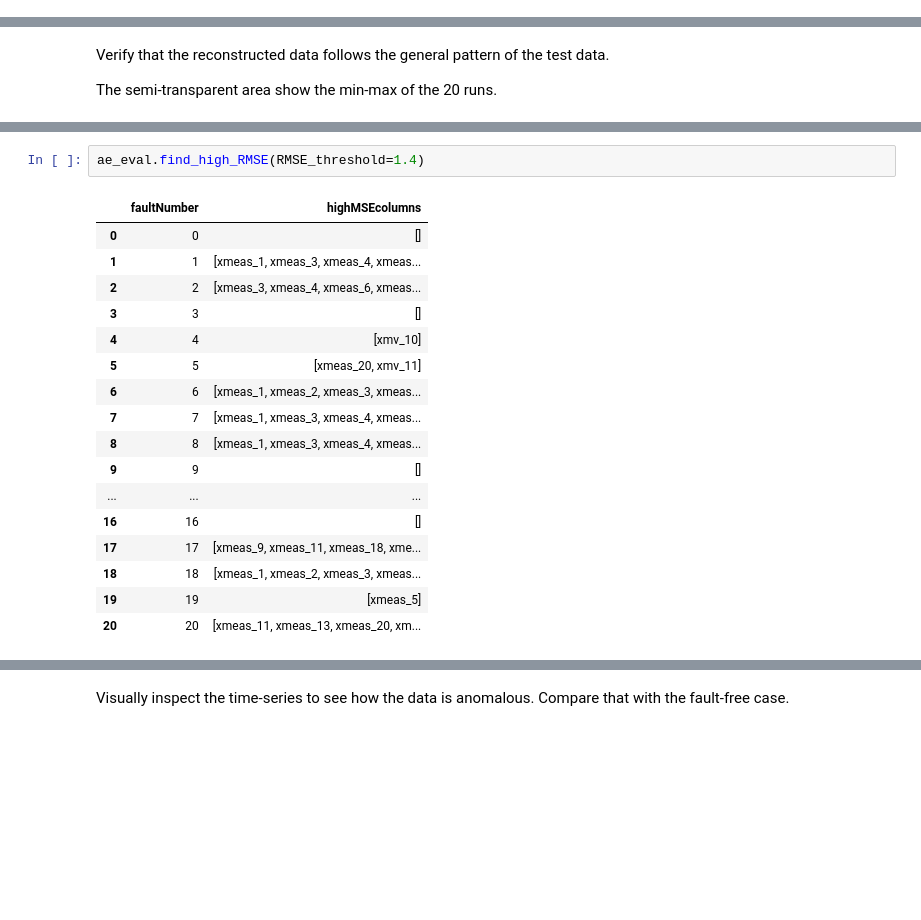
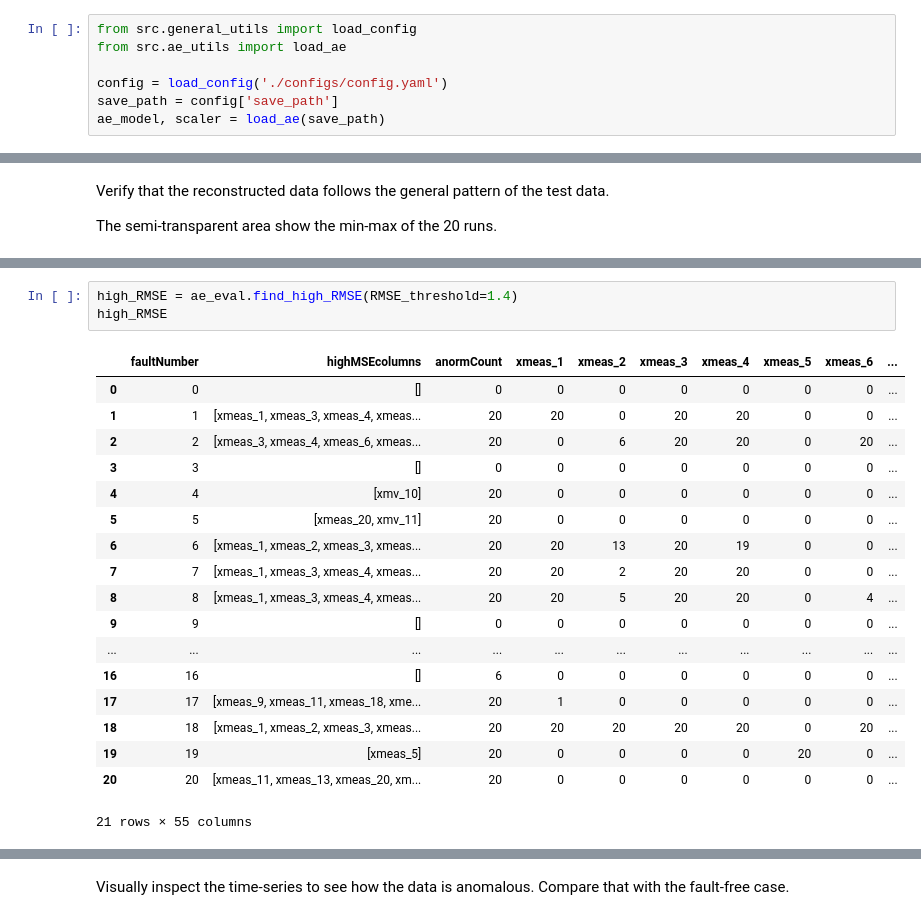
Before and after one commit to genghk79/LSTM-Autoencoder-Anomaly-Detection, a Jupyter notebook: AE_AD.ipynb, the cells around one changed output, grey strips where cells are left out. Drawn from its saved outputs; the diff is of its cells as text; blank space fills up the shorter version.

```diff
--- a/AE_AD.ipynb
+++ b/AE_AD.ipynb
@@ -115,0 +118,7 @@ There's the fault-free data, and faults no. 1-20. Each set has 500 simulation ru
+# %%
+from src.general_utils import load_config
+from src.ae_utils import load_ae
+
+config = load_config('./configs/config.yaml')
+save_path = config['save_path']
+ae_model, scaler = load_ae(save_path)
@@ -172,20 +191,22 @@ For each `faultNumber`, which features have RMSE that exceed a certain threshold
 # %%
-ae_eval.find_high_RMSE(RMSE_threshold=1.4)
+high_RMSE = ae_eval.find_high_RMSE(RMSE_threshold=1.4)
+high_RMSE
 # %% [output]
-|  | faultNumber | highMSEcolumns |
-| 0 | 0 | [] |
-| 1 | 1 | [xmeas_1, xmeas_3, xmeas_4, xmeas... |
-| 2 | 2 | [xmeas_3, xmeas_4, xmeas_6, xmeas... |
-| 3 | 3 | [] |
-| 4 | 4 | [xmv_10] |
-| 5 | 5 | [xmeas_20, xmv_11] |
-| 6 | 6 | [xmeas_1, xmeas_2, xmeas_3, xmeas... |
-| 7 | 7 | [xmeas_1, xmeas_3, xmeas_4, xmeas... |
-| 8 | 8 | [xmeas_1, xmeas_3, xmeas_4, xmeas... |
-| 9 | 9 | [] |
-| ... | ... | ... |
-| 16 | 16 | [] |
-| 17 | 17 | [xmeas_9, xmeas_11, xmeas_18, xme... |
-| 18 | 18 | [xmeas_1, xmeas_2, xmeas_3, xmeas... |
-| 19 | 19 | [xmeas_5] |
-| 20 | 20 | [xmeas_11, xmeas_13, xmeas_20, xm... |
+|  | faultNumber | highMSEcolumns | anormCount | xmeas_1 | xmeas_2 | xmeas_3 | xmeas_4 | xmeas_5 | xmeas_6 | ... |
+| 0 | 0 | [] | 0 | 0 | 0 | 0 | 0 | 0 | 0 | ... |
+| 1 | 1 | [xmeas_1, xmeas_3, xmeas_4, xmeas... | 20 | 20 | 0 | 20 | 20 | 0 | 0 | ... |
+| 2 | 2 | [xmeas_3, xmeas_4, xmeas_6, xmeas... | 20 | 0 | 6 | 20 | 20 | 0 | 20 | ... |
+| 3 | 3 | [] | 0 | 0 | 0 | 0 | 0 | 0 | 0 | ... |
+| 4 | 4 | [xmv_10] | 20 | 0 | 0 | 0 | 0 | 0 | 0 | ... |
+| 5 | 5 | [xmeas_20, xmv_11] | 20 | 0 | 0 | 0 | 0 | 0 | 0 | ... |
+| 6 | 6 | [xmeas_1, xmeas_2, xmeas_3, xmeas... | 20 | 20 | 13 | 20 | 19 | 0 | 0 | ... |
+| 7 | 7 | [xmeas_1, xmeas_3, xmeas_4, xmeas... | 20 | 20 | 2 | 20 | 20 | 0 | 0 | ... |
+| 8 | 8 | [xmeas_1, xmeas_3, xmeas_4, xmeas... | 20 | 20 | 5 | 20 | 20 | 0 | 4 | ... |
+| 9 | 9 | [] | 0 | 0 | 0 | 0 | 0 | 0 | 0 | ... |
+| ... | ... | ... | ... | ... | ... | ... | ... | ... | ... | ... |
+| 16 | 16 | [] | 6 | 0 | 0 | 0 | 0 | 0 | 0 | ... |
+| 17 | 17 | [xmeas_9, xmeas_11, xmeas_18, xme... | 20 | 1 | 0 | 0 | 0 | 0 | 0 | ... |
+| 18 | 18 | [xmeas_1, xmeas_2, xmeas_3, xmeas... | 20 | 20 | 20 | 20 | 20 | 0 | 20 | ... |
+| 19 | 19 | [xmeas_5] | 20 | 0 | 0 | 0 | 0 | 20 | 0 | ... |
+| 20 | 20 | [xmeas_11, xmeas_13, xmeas_20, xm... | 20 | 0 | 0 | 0 | 0 | 0 | 0 | ... |
+21 rows × 55 columns
```
Also changed, not shown: parts of 13 cells of this notebook, 10 other files.
